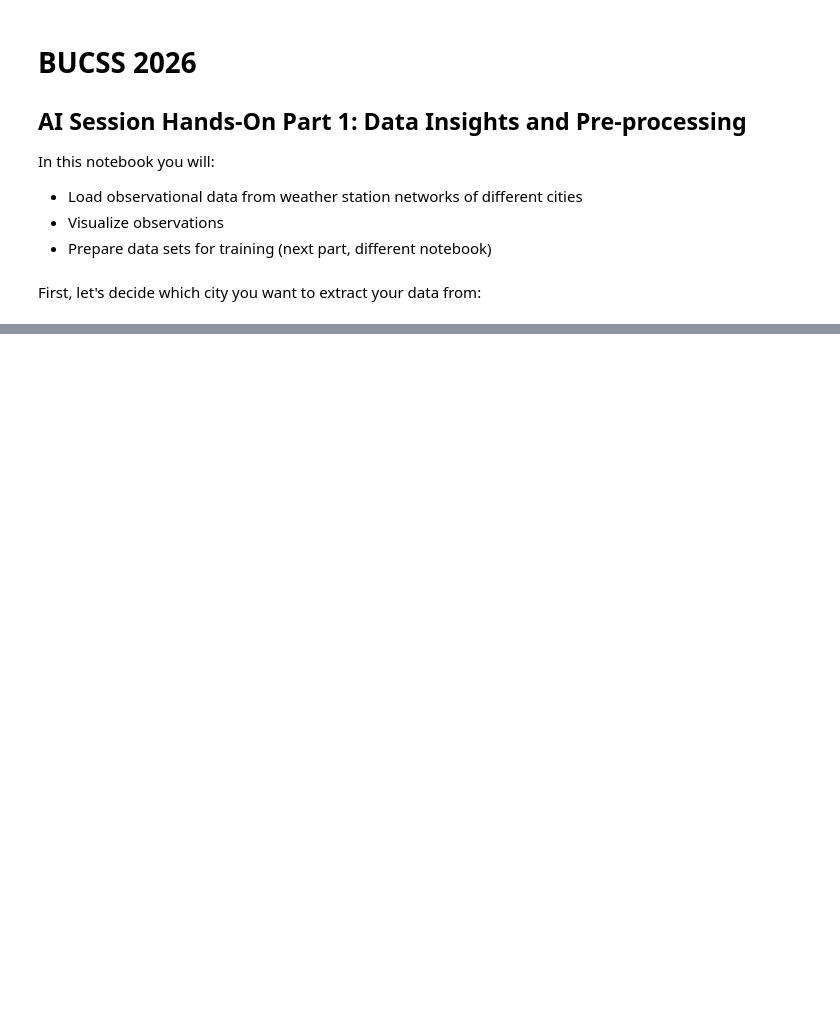
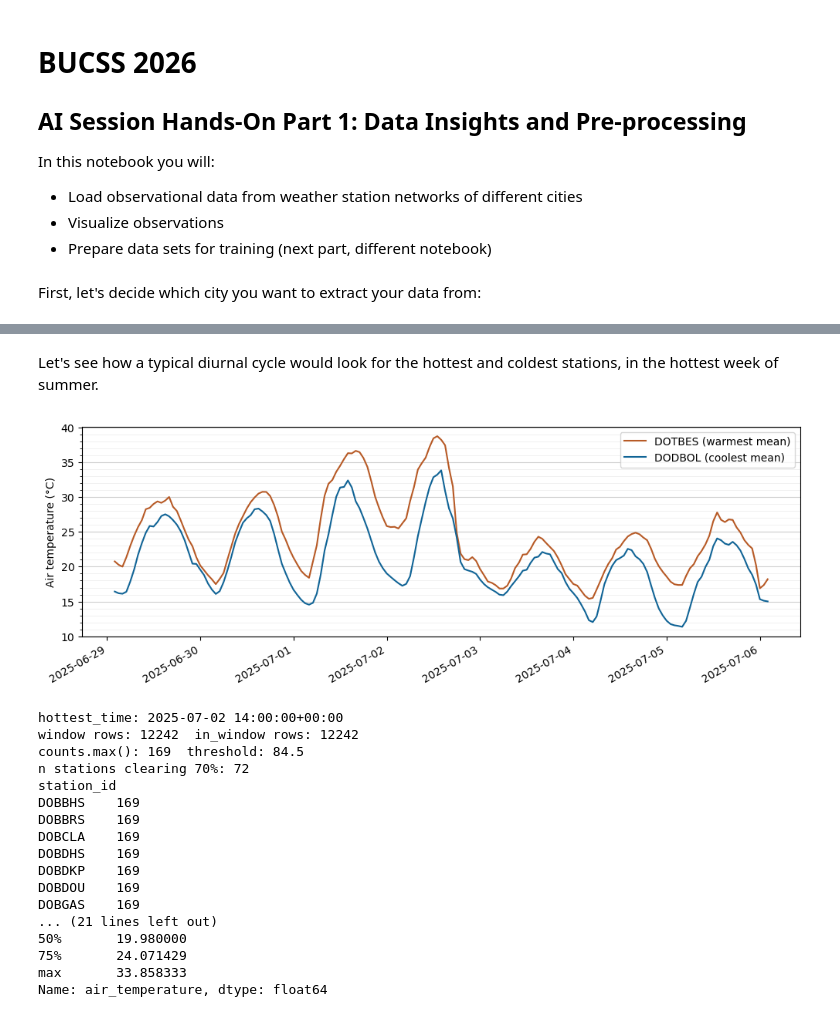
Before and after one commit to cpierceb/buccs_notebooks, a Jupyter notebook: notebooks/dataprep.ipynb, the cells around one changed output, grey strips where cells are left out. Saved outputs shown, nothing was run; the diff lists cells and outputs as text; code cells hidden in the pictures; blank space fills up the shorter version.

```diff
--- a/notebooks/dataprep.ipynb
+++ b/notebooks/dataprep.ipynb
@@ -50 +43,53 @@ obs_map(data)
 (<Figure size 900x800 with 2 Axes>, <Axes: >)
+# %% [markdown]
+Let's see how a typical diurnal cycle would look for the hottest and coldest stations, in the hottest week of summer.
+# %%
+# find the time with the absolute hottest temperature measured
+hottest_time = data.loc[data["air_temperature"].idxmax(), "datetime_utc"]
+
+# we set up a time window that is a week long, centered around the hottest time
+half = pd.Timedelta(days=3.5)
+lo, hi = hottest_time - half, hottest_time + half
+window = data["datetime_utc"].between(lo, hi)
+
+# filter to stations that have data during this hot week
+in_window = data[window]
+
+# observation count per station within the window
+counts = in_window.groupby("station_id")["datetime_utc"].count()
+
+# keep stations with >= 70% of the best-covered station's count
+threshold = 0.5 * counts.max()
+present_ids = counts[counts >= threshold].index
+
+# mean temp per WELL-COVERED station during the window
+stn = (in_window[in_window["station_id"].isin(present_ids)]
+           .groupby("station_id")["air_temperature"].mean()
+           .rename("tmean").reset_index())
+
+hot_id  = stn.loc[stn["tmean"].idxmax(), "station_id"]
+cold_id = stn.loc[stn["tmean"].idxmin(), "station_id"]
+
+hot_week  = data[(data["station_id"] == hot_id)  & window].sort_values("datetime_utc")
+cold_week = data[(data["station_id"] == cold_id) & window].sort_values("datetime_utc")
+
+week_plot(hot_week, cold_week, hot_id, cold_id)
+# %% [output]
+[figure, added]
+hottest_time: 2025-07-02 14:00:00+00:00
+window rows: 12242  in_window rows: 12242
+counts.max(): 169  threshold: 84.5
+n stations clearing 70%: 72
+station_id
+DOBBHS    169
+DOBBRS    169
+DOBCLA    169
+DOBDHS    169
+DOBDKP    169
+DOBDOU    169
+DOBGAS    169
+... (21 lines left out)
+50%       19.980000
+75%       24.071429
+max       33.858333
+Name: air_temperature, dtype: float64
```
Also changed, not shown: parts of 10 cells of this notebook, 2 other files.
